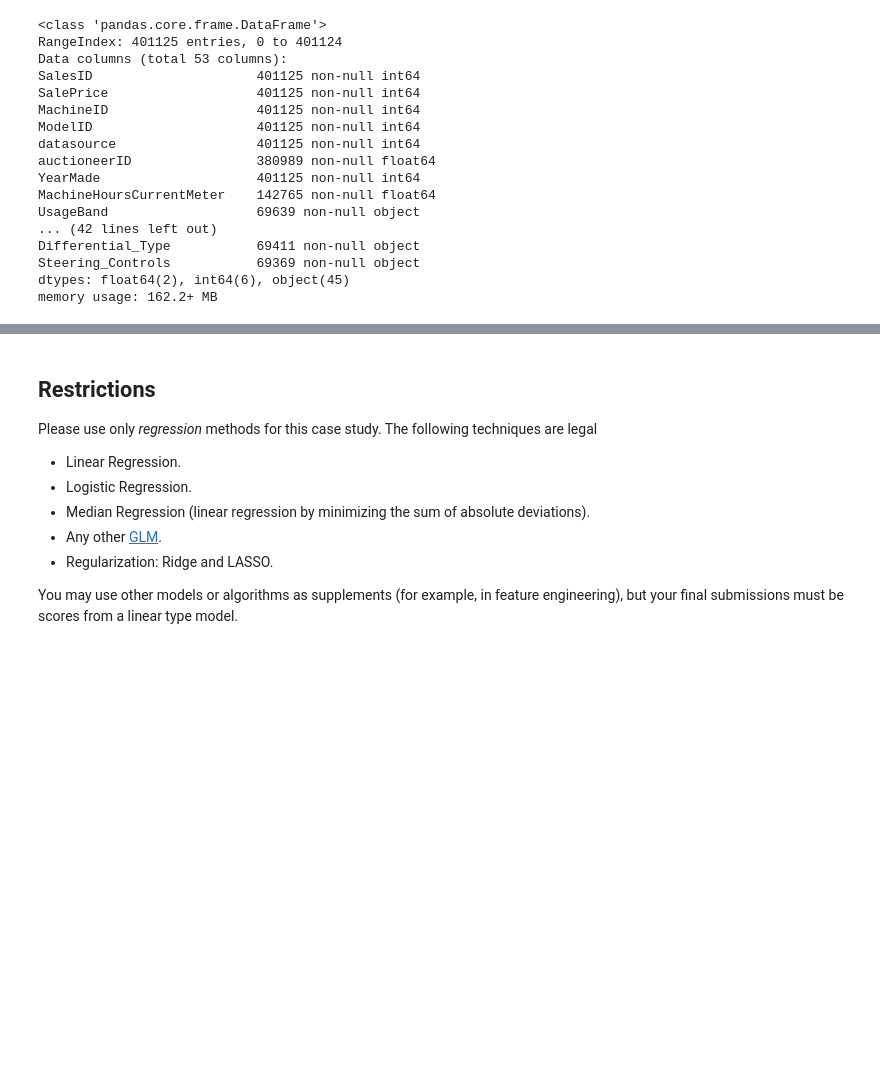
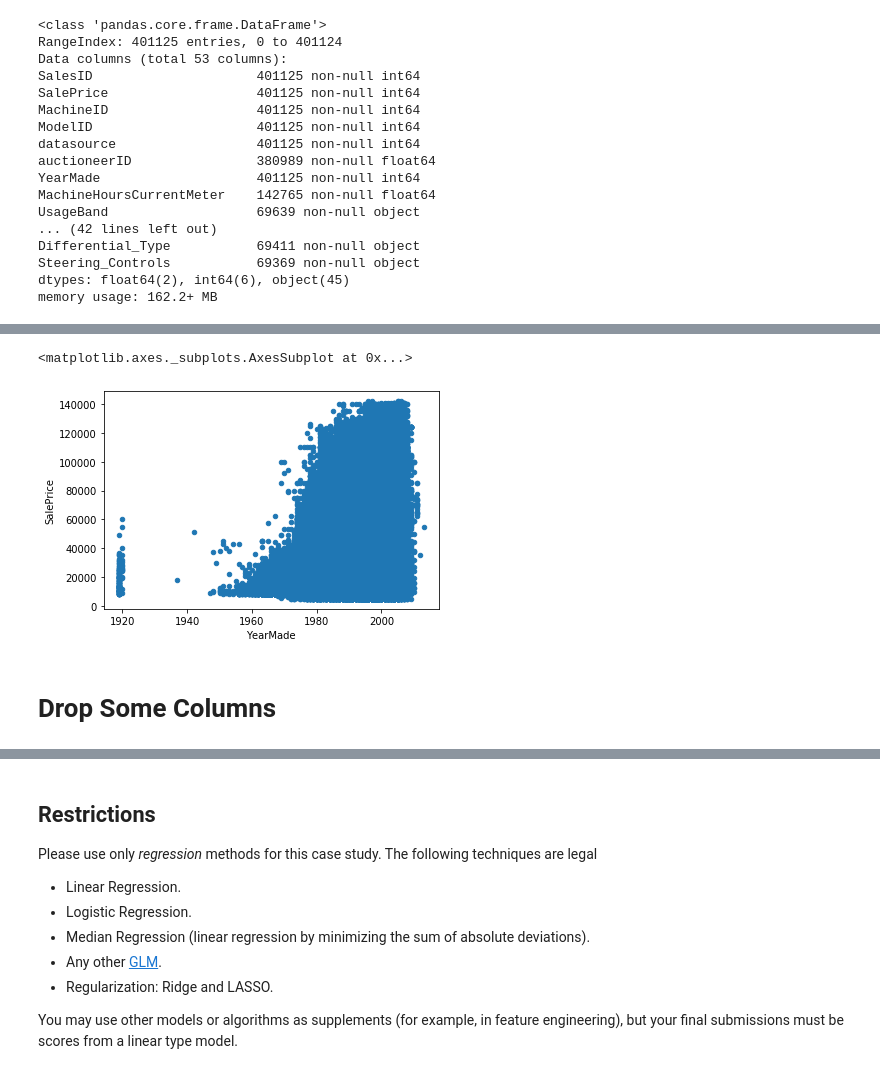
Before and after one commit to oro13/farm-equipment-price-prediction, a Jupyter notebook: reg_case_tyler.ipynb, the cells around one changed output, grey strips where cells are left out. Cells and saved outputs as stored; diff of their text form; code cells hidden in the pictures; blank space fills up the shorter version.

```diff
--- a/reg_case_tyler.ipynb
+++ b/reg_case_tyler.ipynb
@@ -70,0 +127,4 @@ memory usage: 162.2+ MB
+# %%
+first_analysis = auction_train[['YearMade', 'SalePrice']]
+# %%
+first_analysis = first_analysis[(first_analysis['YearMade'] > 1800)]
@@ -70,0 +146,7 @@ memory usage: 162.2+ MB
+# %%
+first_analysis.plot.scatter('YearMade', 'SalePrice')
+# %% [output]
+<matplotlib.axes._subplots.AxesSubplot at 0x...>
+[figure, added]
+# %% [markdown]
+# Drop Some Columns
```
Also changed, not shown: parts of 7 cells of this notebook, 1 other file.
